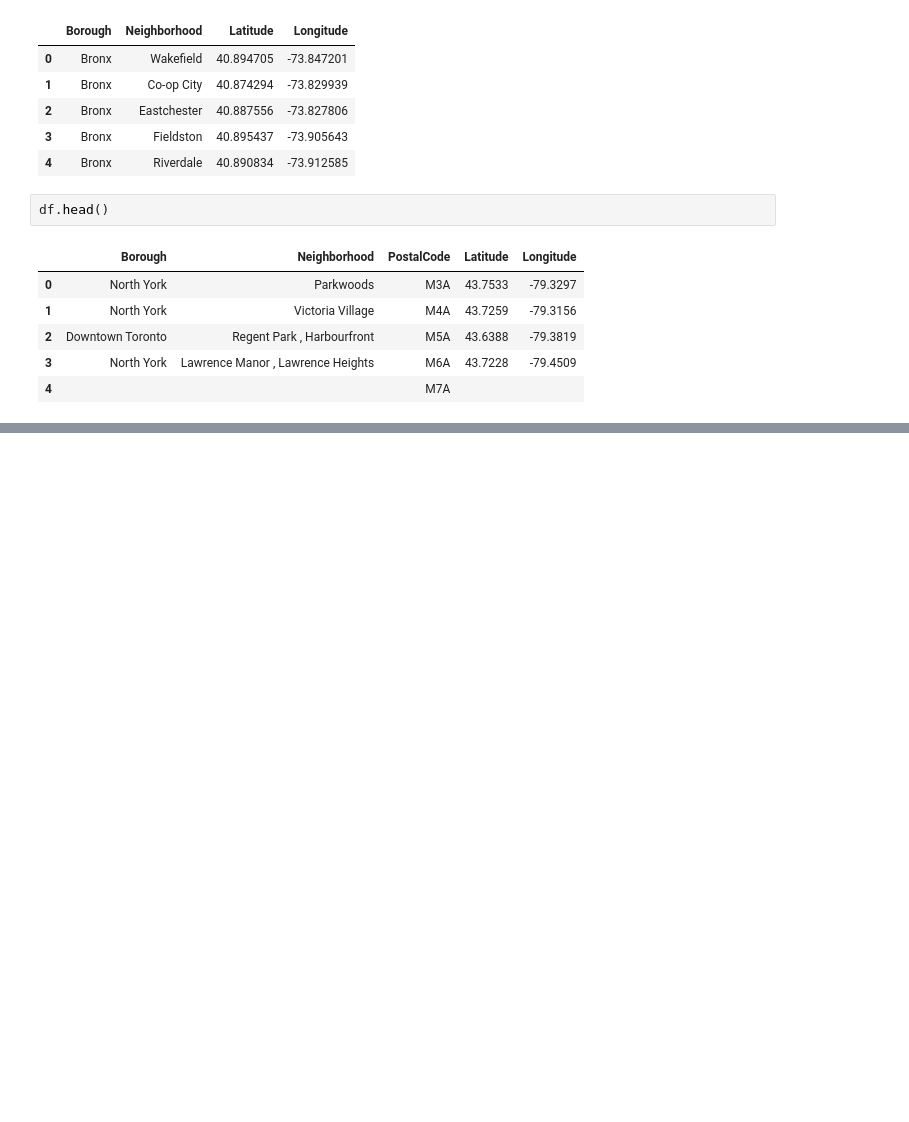
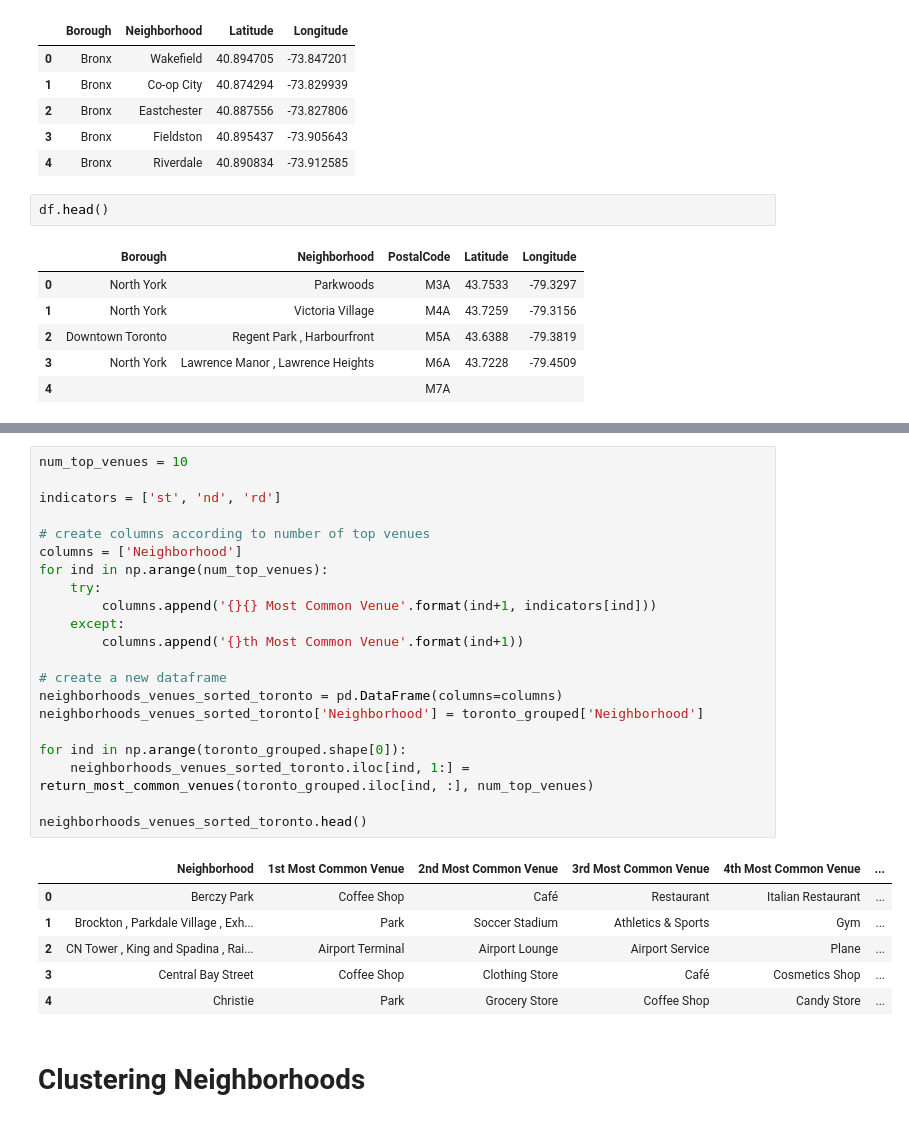
Before and after one commit to hksinha11/Coursera-capstone-project, a Jupyter notebook: Battle of the Neighborhoods.ipynb, the cells around one changed output, grey strips where cells are left out. Saved outputs shown, nothing was run; the diff lists cells and outputs as text; blank space fills up the shorter version.

```diff
--- a/Battle of the Neighborhoods.ipynb
+++ b/Battle of the Neighborhoods.ipynb
@@ -198,0 +385,30 @@ The geograpical coordinate of Manhattan are 40.7900869, -73.9598295.
+# %%
+num_top_venues = 10
+
+indicators = ['st', 'nd', 'rd']
+
+# create columns according to number of top venues
+columns = ['Neighborhood']
+for ind in np.arange(num_top_venues):
+    try:
+        columns.append('{}{} Most Common Venue'.format(ind+1, indicators[ind]))
+    except:
+        columns.append('{}th Most Common Venue'.format(ind+1))
+
+# create a new dataframe
+neighborhoods_venues_sorted_toronto = pd.DataFrame(columns=columns)
+neighborhoods_venues_sorted_toronto['Neighborhood'] = toronto_grouped['Neighborhood']
+
+for ind in np.arange(toronto_grouped.shape[0]):
+    neighborhoods_venues_sorted_toronto.iloc[ind, 1:] = return_most_common_venues(toronto_grouped.iloc[ind, :], num_top_venues)
+
+neighborhoods_venues_sorted_toronto.head()
+# %% [output]
+|  | Neighborhood | 1st Most Common Venue | 2nd Most Common Venue | 3rd Most Common Venue | 4th Most Common Venue | ... |
+| 0 | Berczy Park | Coffee Shop | Café | Restaurant | Italian Restaurant | ... |
+| 1 | Brockton , Parkdale Village , Exh... | Park | Soccer Stadium | Athletics & Sports | Gym | ... |
+| 2 | CN Tower , King and Spadina , Rai... | Airport Terminal | Airport Lounge | Airport Service | Plane | ... |
+| 3 | Central Bay Street | Coffee Shop | Clothing Store | Café | Cosmetics Shop | ... |
+| 4 | Christie | Park | Grocery Store | Coffee Shop | Candy Store | ... |
+# %% [markdown]
+# Clustering Neighborhoods
```
Also changed, not shown: parts of 17 cells of this notebook.
